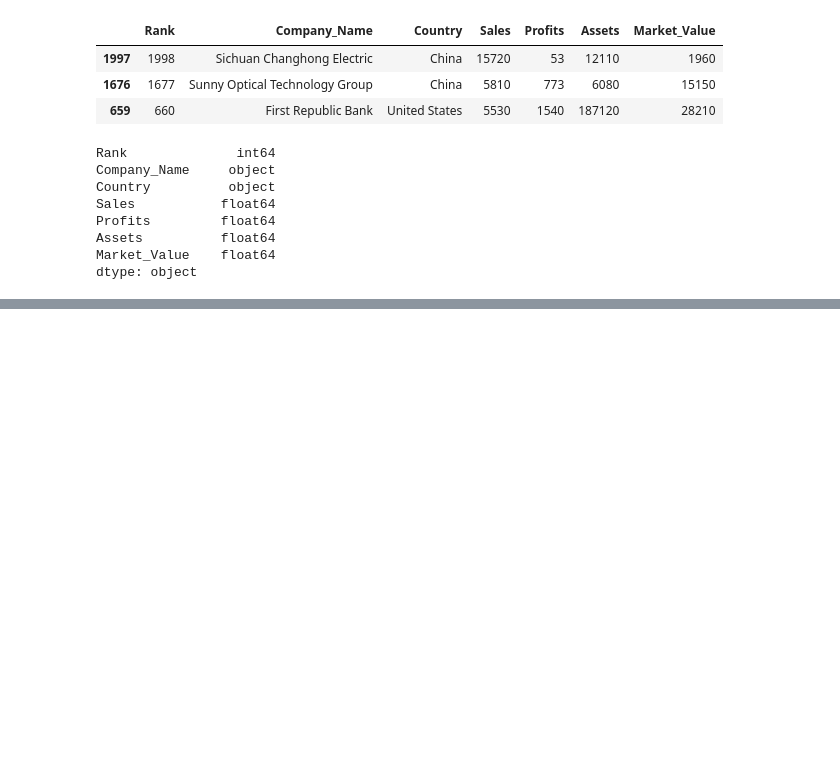
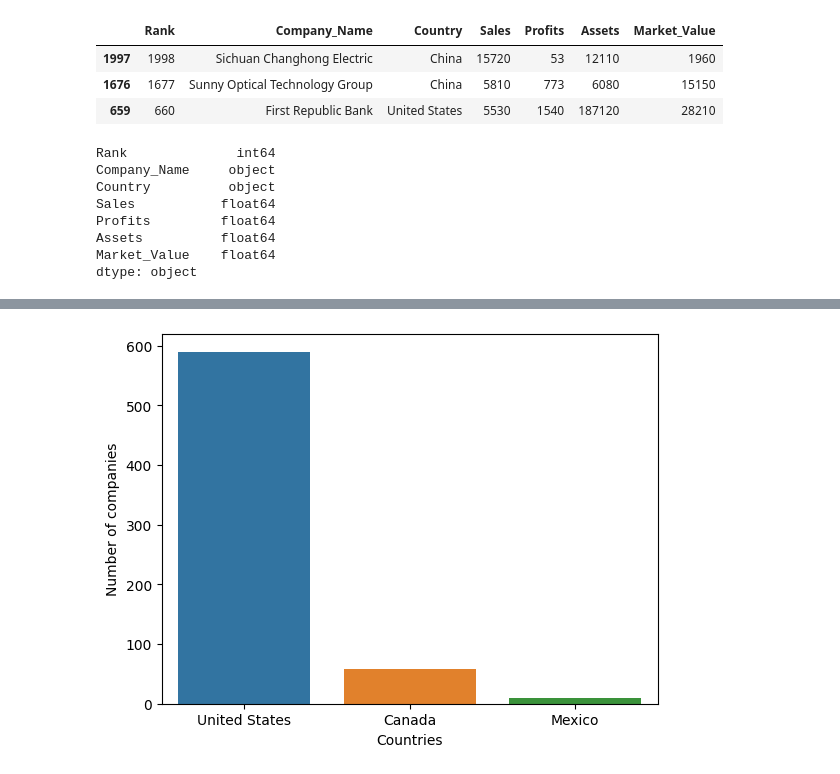
Before and after one commit to daniela2001-png/IA, a Jupyter notebook: actividad_dos.ipynb, the cells around one changed output, grey strips where cells are left out. Saved outputs shown, nothing was run; the diff lists cells and outputs as text; code cells hidden in the pictures; blank space fills up the shorter version.

```diff
--- a/actividad_dos.ipynb
+++ b/actividad_dos.ipynb
@@ -122,0 +142,17 @@ dtype: object
+# %%
+# Tabular methods
+
+# Here we get the absolute frequency
+absolute_fr = df.Country.value_counts()
+
+# Here we get the relative frequency with the help of normalize parameter
+relative_fr = df.Country.value_counts(normalize=True) * 100
+
+# For example if we want to know how many countries occupied  the 50% over the total of companies
+accumulative_fr = relative_fr.cumsum()
+# In this case the number of countries that are into this range are equal to 3
+
+
+# Now we create a dataframe with these previous data, for can understand  easier the value of this information
+df_frequencies = pd.DataFrame({"absolute_fr": absolute_fr, "relative_fr": relative_fr, "accumulative_fr": accumulative_fr})
+df_frequencies
@@ -122,0 +217,5 @@ dtype: object
+# %%
+# Now we want to get the companies that are in north america
+
+north_america_countries = ["United States", "Canada", "Mexico"]
+df[df['Country'].isin(north_america_countries)]
@@ -122,0 +236,12 @@ dtype: object
+# %%
+# Plot the total of companies that are by country (only north america)
+# Graphic method
+df_frequencies["country"] = df_frequencies.index
+final_df = df_frequencies[df_frequencies["country"].isin(north_america_countries)]
+
+sns.barplot(data=final_df, x="country", y="absolute_fr")
+plt.xlabel('Countries')
+plt.ylabel('Number of companies')
+plt.show()
+# %% [output]
+[figure, added]
```
Also changed, not shown: parts of 12 cells of this notebook.
